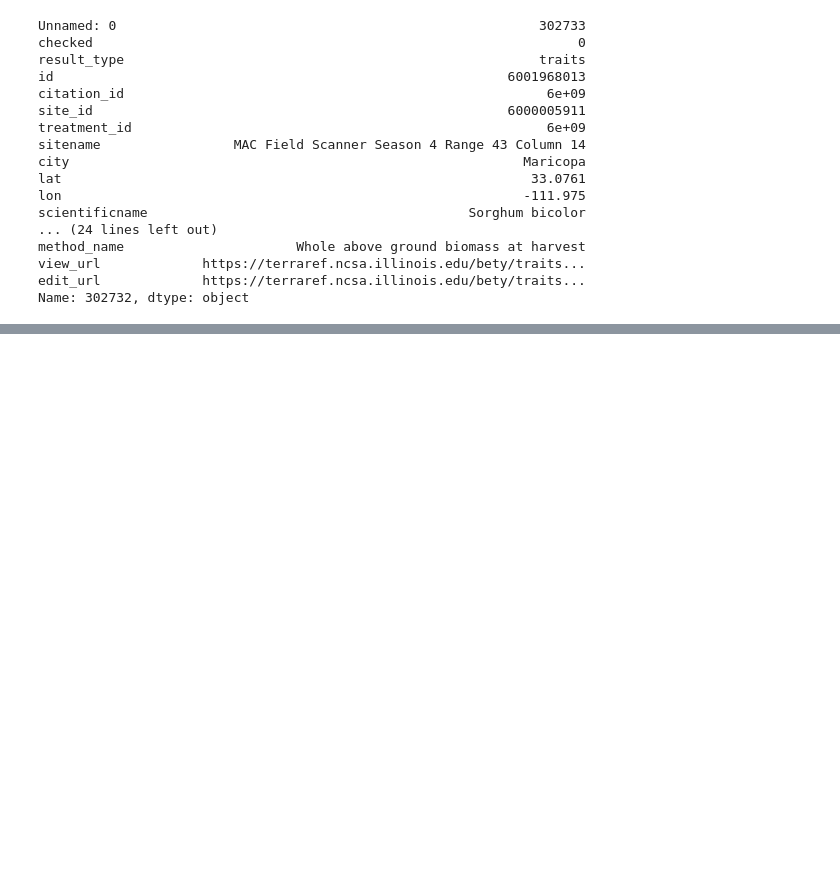
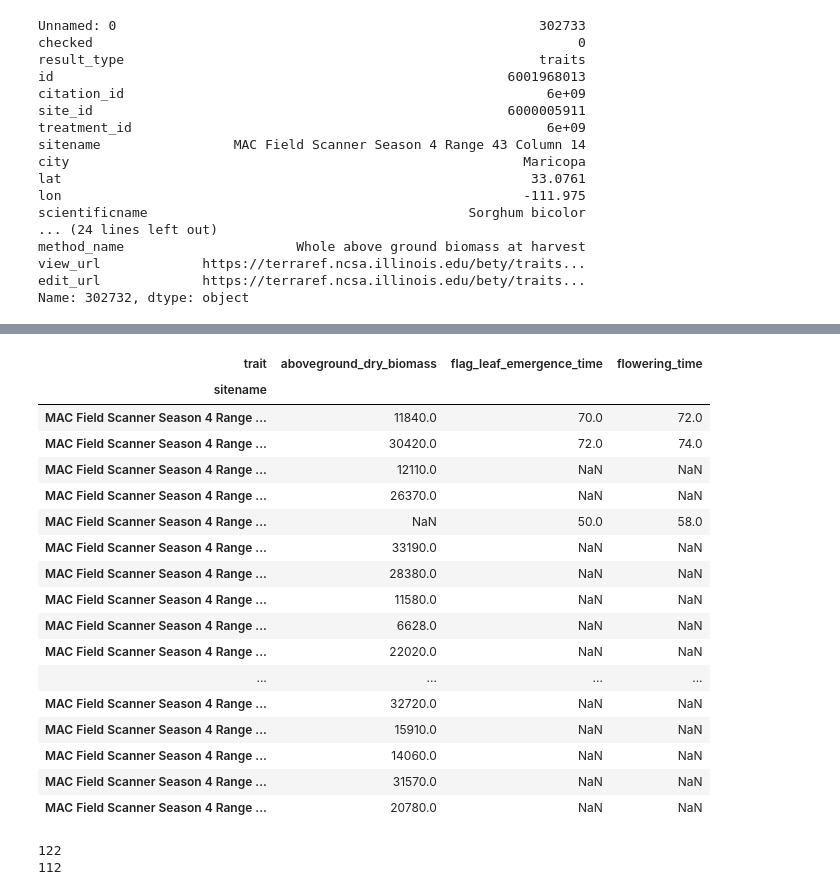
Before and after one commit to genophenoenvo/terraref-datasets, a Jupyter notebook: notebooks/gh5_phenotypes.ipynb, the cells around one changed output, grey strips where cells are left out. Cells and saved outputs as stored; diff of their text form; code cells hidden in the pictures; blank space fills up the shorter version.

Commit message:
pivot table with sitenames as index, still need to add cultivar name back to data and replace NaNs with empty string

```diff
--- a/notebooks/gh5_phenotypes.ipynb
+++ b/notebooks/gh5_phenotypes.ipynb
@@ -393,0 +424,7 @@ cols_to_drop = ['Unnamed: 0', 'checked', 'result_type', ]
+# %%
+cols_to_drop = ['Unnamed: 0', 'checked', 'result_type', 'citation_id', 'scientificname', 'species_id', 'author', \
+               'citation_year', 'treatment', 'date', 'month', 'year', 'dateloc', 'n', 'statname', 'stat', 'notes', \
+               'access_level', 'entity', 'method_name', 'view_url', 'edit_url', 'treatment_id', 'city', 'commonname', \
+               'genus', 'time', 'raw_date']
+
+selected_and_dropped = selected_traits_only.drop(labels = cols_to_drop, axis = 1)
@@ -393,0 +463,3 @@ cols_to_drop = ['Unnamed: 0', 'checked', 'result_type', ]
+# %%
+id_cols_to_drop = ['id', 'site_id', 'lat', 'lon', 'cultivar_id', 'trait_description', 'units']
+bare_bones_df = selected_and_dropped.drop(labels = id_cols_to_drop, axis = 1)
@@ -393,0 +482,3 @@ cols_to_drop = ['Unnamed: 0', 'checked', 'result_type', ]
+# %%
+wide_df = bare_bones_df.pivot(index = 'sitename', columns = 'trait', values = 'mean')
+wide_df.head()
@@ -393,0 +493,29 @@ cols_to_drop = ['Unnamed: 0', 'checked', 'result_type', ]
+# %%
+wide_df.sample(n = 25, random_state = 42)
+# %% [output]
+| trait | aboveground_dry_biomass | flag_leaf_emergence_time | flowering_time |
+| sitename |  |  |  |
+| MAC Field Scanner Season 4 Range ... | 11840.0 | 70.0 | 72.0 |
+| MAC Field Scanner Season 4 Range ... | 30420.0 | 72.0 | 74.0 |
+| MAC Field Scanner Season 4 Range ... | 12110.0 | NaN | NaN |
+| MAC Field Scanner Season 4 Range ... | 26370.0 | NaN | NaN |
+| MAC Field Scanner Season 4 Range ... | NaN | 50.0 | 58.0 |
+| MAC Field Scanner Season 4 Range ... | 33190.0 | NaN | NaN |
+| MAC Field Scanner Season 4 Range ... | 28380.0 | NaN | NaN |
+| MAC Field Scanner Season 4 Range ... | 11580.0 | NaN | NaN |
+| MAC Field Scanner Season 4 Range ... | 6628.0 | NaN | NaN |
+| MAC Field Scanner Season 4 Range ... | 22020.0 | NaN | NaN |
+| ... | ... | ... | ... |
+| MAC Field Scanner Season 4 Range ... | 32720.0 | NaN | NaN |
+| MAC Field Scanner Season 4 Range ... | 15910.0 | NaN | NaN |
+| MAC Field Scanner Season 4 Range ... | 14060.0 | NaN | NaN |
+| MAC Field Scanner Season 4 Range ... | 31570.0 | NaN | NaN |
+| MAC Field Scanner Season 4 Range ... | 20780.0 | NaN | NaN |
+# %%
+# count non-null values
+
+print(wide_df.flag_leaf_emergence_time.count())
+print(wide_df.flowering_time.count())
+# %% [output]
+122
+112
```
Also changed, not shown: parts of 13 cells of this notebook.
